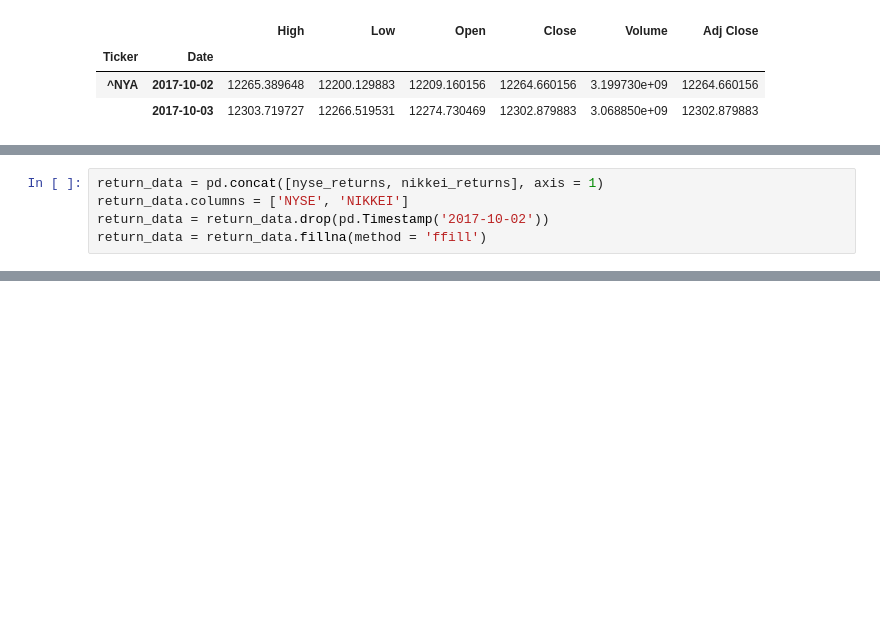
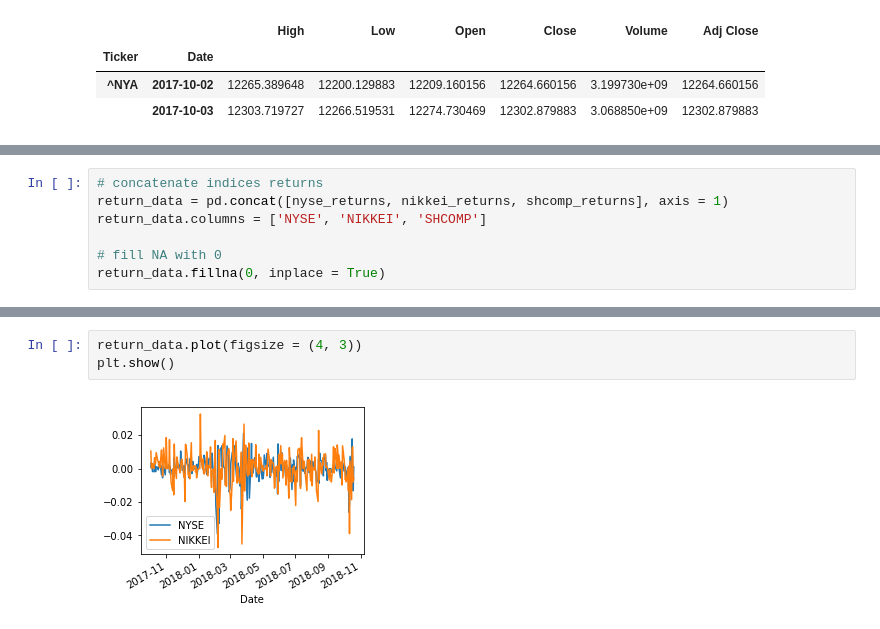
Before and after one commit to nick1itos/algothon2018, a Jupyter notebook: LICENSE.md/Mkt_Index.ipynb, the cells around one changed output, grey strips where cells are left out. Cells and saved outputs as stored; diff of their text form; blank space fills up the shorter version.

```diff
--- a/LICENSE.md/Mkt_Index.ipynb
+++ b/LICENSE.md/Mkt_Index.ipynb
@@ -29,5 +44,7 @@ nikkei_returns.index = nikkei_returns.index.droplevel('Ticker')
 # %%
-return_data = pd.concat([nyse_returns, nikkei_returns], axis = 1)
-return_data.columns = ['NYSE', 'NIKKEI']
-return_data = return_data.drop(pd.Timestamp('2017-10-02'))
-return_data = return_data.fillna(method = 'ffill')
+# concatenate indices returns
+return_data = pd.concat([nyse_returns, nikkei_returns, shcomp_returns], axis = 1)
+return_data.columns = ['NYSE', 'NIKKEI', 'SHCOMP']
+
+# fill NA with 0
+return_data.fillna(0, inplace = True)
@@ -43,0 +67,5 @@ return_data.head()
+# %%
+return_data.plot(figsize = (4, 3))
+plt.show()
+# %% [output]
+[figure, added]
```
Also changed, not shown: parts of 12 cells of this notebook.
